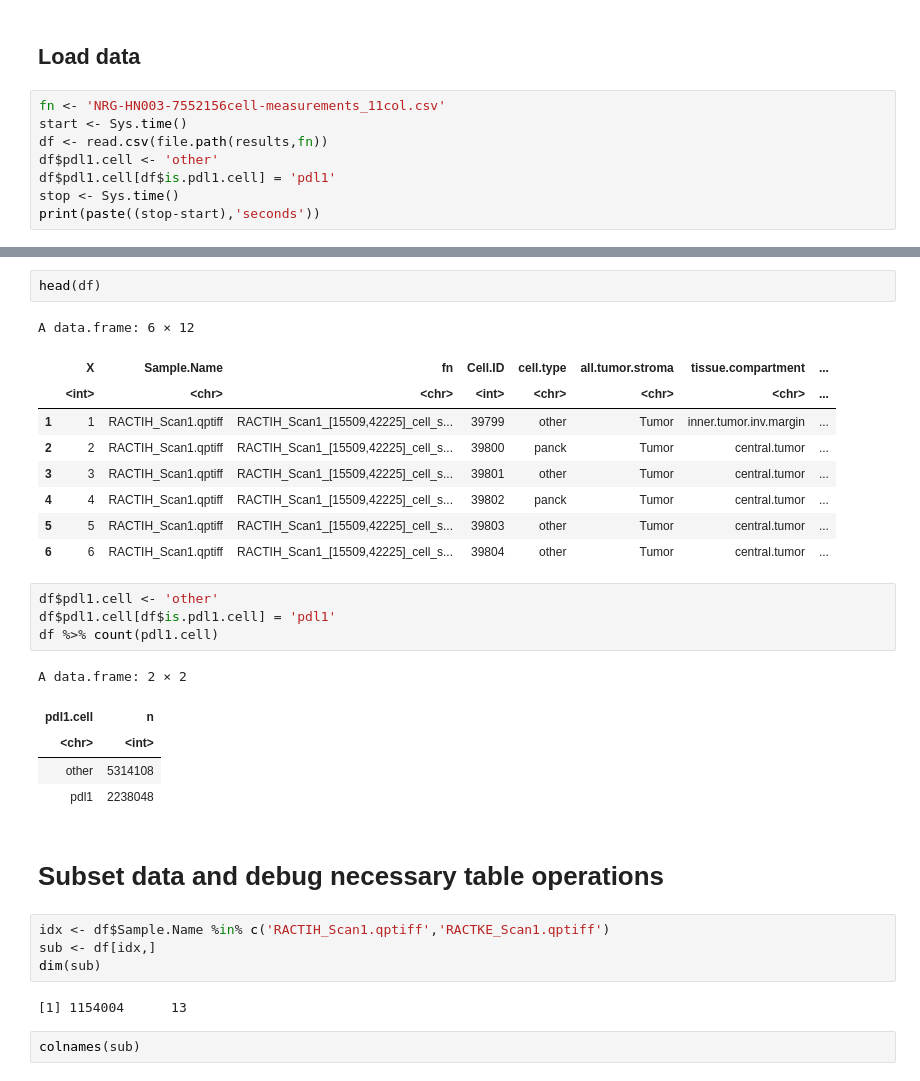
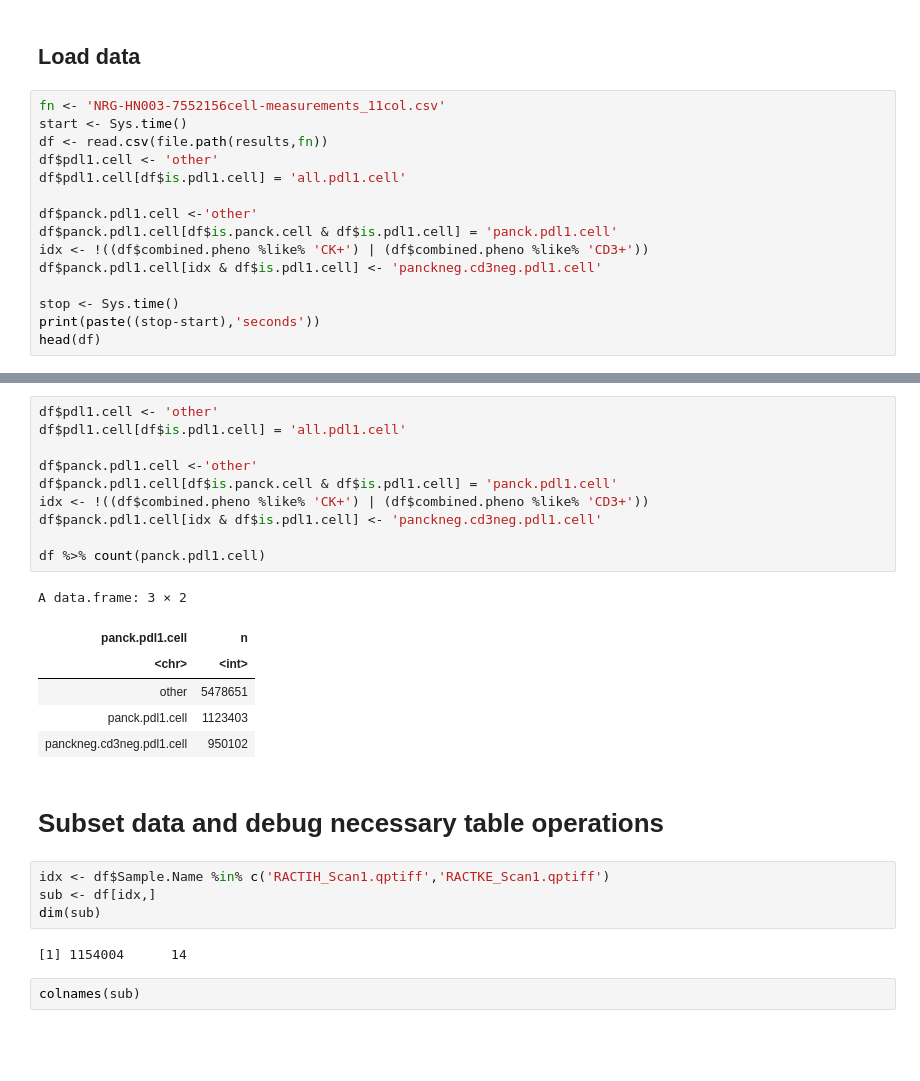
Before and after one commit to KidElectric/173-BFerris-NRG-HN003-Vectra, a Jupyter notebook: 02_generate_tables.ipynb, the cells around one changed output, grey strips where cells are left out. Cells and saved outputs as stored; diff of their text form; blank space fills up the shorter version.

```diff
--- a/02_generate_tables.ipynb
+++ b/02_generate_tables.ipynb
@@ -52,7 +52,14 @@ fn <- 'NRG-HN003-7552156cell-measurements_11col.csv'
 start <- Sys.time()
 df <- read.csv(file.path(results,fn))
 df$pdl1.cell <- 'other'
-df$pdl1.cell[df$is.pdl1.cell] = 'pdl1'
+df$pdl1.cell[df$is.pdl1.cell] = 'all.pdl1.cell'
+
+df$panck.pdl1.cell <-'other'
+df$panck.pdl1.cell[df$is.panck.cell & df$is.pdl1.cell] = 'panck.pdl1.cell'
+idx <- !((df$combined.pheno %like% 'CK+') | (df$combined.pheno %like% 'CD3+'))
+df$panck.pdl1.cell[idx & df$is.pdl1.cell] <- 'panckneg.cd3neg.pdl1.cell'
+
 stop <- Sys.time()
 print(paste((stop-start),'seconds'))
+head(df)
 # %% [output]
@@ -60,25 +76,20 @@ print(paste((stop-start),'seconds'))
-# %%
-head(df)
-# %% [output]
-A data.frame: 6 × 12
-|  | X | Sample.Name | fn | Cell.ID | cell.type | all.tumor.stroma | tissue.compartment | ... |
-|  | <int> | <chr> | <chr> | <int> | <chr> | <chr> | <chr> | ... |
-| 1 | 1 | RACTIH_Scan1.qptiff | RACTIH_Scan1_[15509,42225]_cell_s... | 39799 | other | Tumor | inner.tumor.inv.margin | ... |
-| 2 | 2 | RACTIH_Scan1.qptiff | RACTIH_Scan1_[15509,42225]_cell_s... | 39800 | panck | Tumor | central.tumor | ... |
-| 3 | 3 | RACTIH_Scan1.qptiff | RACTIH_Scan1_[15509,42225]_cell_s... | 39801 | other | Tumor | central.tumor | ... |
-| 4 | 4 | RACTIH_Scan1.qptiff | RACTIH_Scan1_[15509,42225]_cell_s... | 39802 | panck | Tumor | central.tumor | ... |
-| 5 | 5 | RACTIH_Scan1.qptiff | RACTIH_Scan1_[15509,42225]_cell_s... | 39803 | other | Tumor | central.tumor | ... |
-| 6 | 6 | RACTIH_Scan1.qptiff | RACTIH_Scan1_[15509,42225]_cell_s... | 39804 | other | Tumor | central.tumor | ... |
 # %%
 df$pdl1.cell <- 'other'
-df$pdl1.cell[df$is.pdl1.cell] = 'pdl1'
-df %>% count(pdl1.cell)
+df$pdl1.cell[df$is.pdl1.cell] = 'all.pdl1.cell'
+
+df$panck.pdl1.cell <-'other'
+df$panck.pdl1.cell[df$is.panck.cell & df$is.pdl1.cell] = 'panck.pdl1.cell'
+idx <- !((df$combined.pheno %like% 'CK+') | (df$combined.pheno %like% 'CD3+'))
+df$panck.pdl1.cell[idx & df$is.pdl1.cell] <- 'panckneg.cd3neg.pdl1.cell'
+
+df %>% count(panck.pdl1.cell)
 # %% [output]
-A data.frame: 2 × 2
+A data.frame: 3 × 2
-| pdl1.cell | n |
+| panck.pdl1.cell | n |
 | <chr> | <int> |
-| other | 5314108 |
-| pdl1 | 2238048 |
+| other | 5478651 |
+| panck.pdl1.cell | 1123403 |
+| panckneg.cd3neg.pdl1.cell | 950102 |
 # %% [markdown]
 # Subset data and debug necessary table operations
 # %%
@@ -86,7 +97,7 @@ idx <- df$Sample.Name %in% c('RACTIH_Scan1.qptiff','RACTKE_Scan1.qptiff')
 sub <- df[idx,]
 dim(sub)
 # %% [output]
-[1] 1154004      13
+[1] 1154004      14
 # %%
 colnames(sub)
 # %% [output]
```
Also changed, not shown: parts of 13 cells of this notebook.
